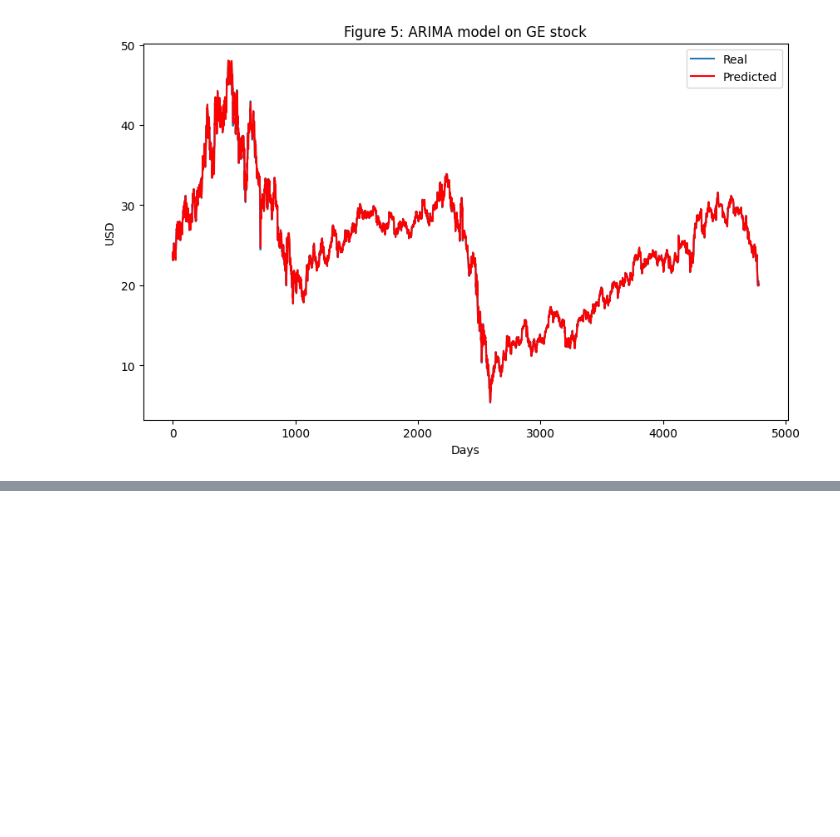
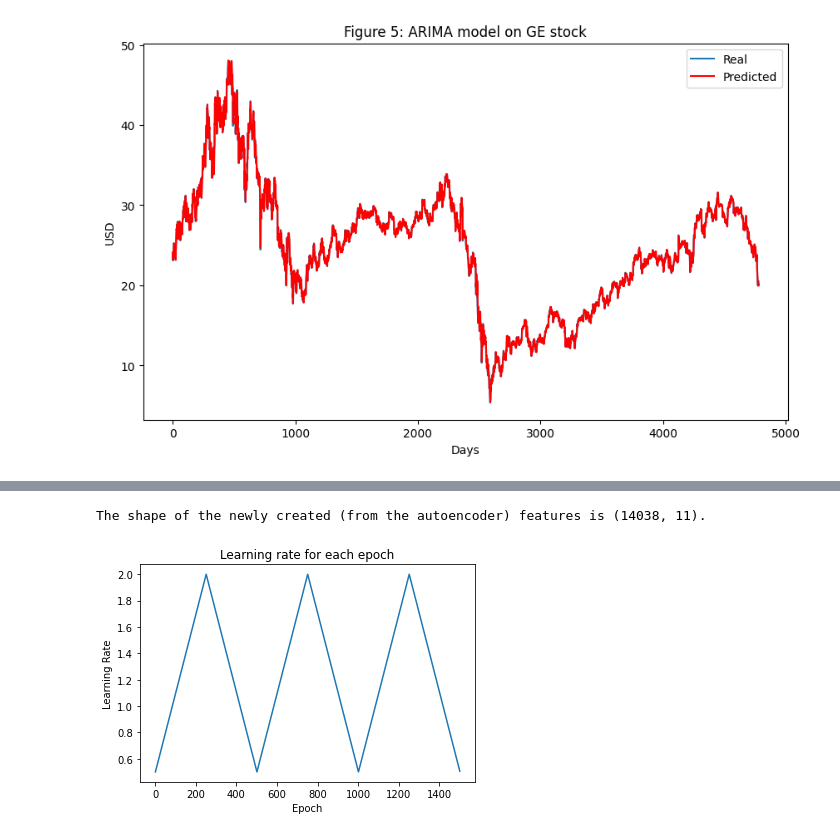
Before and after one commit to adnaneaabbar/stock-trading-system, a Jupyter notebook: Testing_Optimized_Methods_On_Large_Data.ipynb, the cells around one changed output, grey strips where cells are left out. Saved outputs shown, nothing was run; the diff lists cells and outputs as text; code cells hidden in the pictures; blank space fills up the shorter version.

```diff
--- a/Testing_Optimized_Methods_On_Large_Data.ipynb
+++ b/Testing_Optimized_Methods_On_Large_Data.ipynb
@@ -255,0 +405,5 @@ plt.show()
+# %%
+vae_added_df = mx.nd.array(dataset_total_df.iloc[:, :-1].values)
+print('The shape of the newly created (from the autoencoder) features is {}.'.format(vae_added_df.shape))
+# %% [output]
+The shape of the newly created (from the autoencoder) features is (14038, 11).
@@ -255,0 +448,11 @@ plt.show()
+# %%
+schedule = CyclicalSchedule(TriangularSchedule, min_lr=0.5, max_lr=2, cycle_length=500)
+iterations=1500
+
+plt.plot([i+1 for i in range(iterations)],[schedule(i) for i in range(iterations)])
+plt.title('Learning rate for each epoch')
+plt.xlabel("Epoch")
+plt.ylabel("Learning Rate")
+plt.show()
+# %% [output]
+[figure, added]
```
Also changed, not shown: parts of 17 cells of this notebook.
